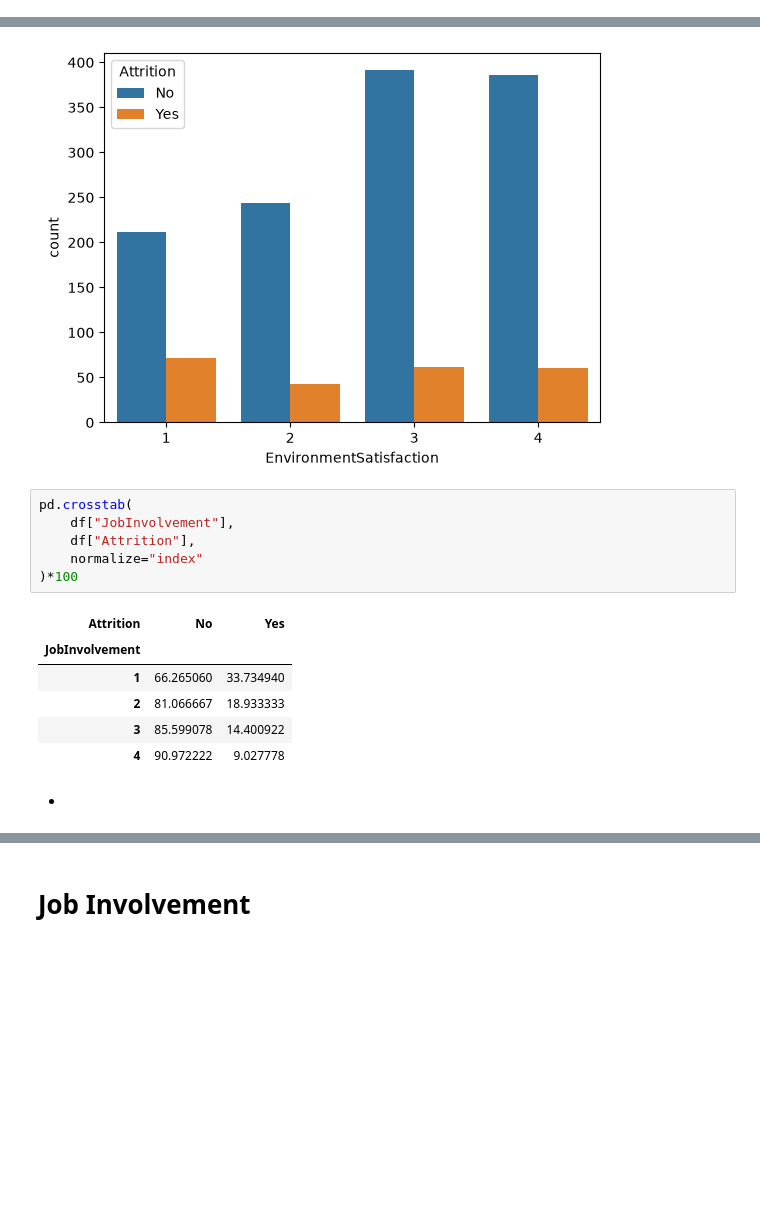
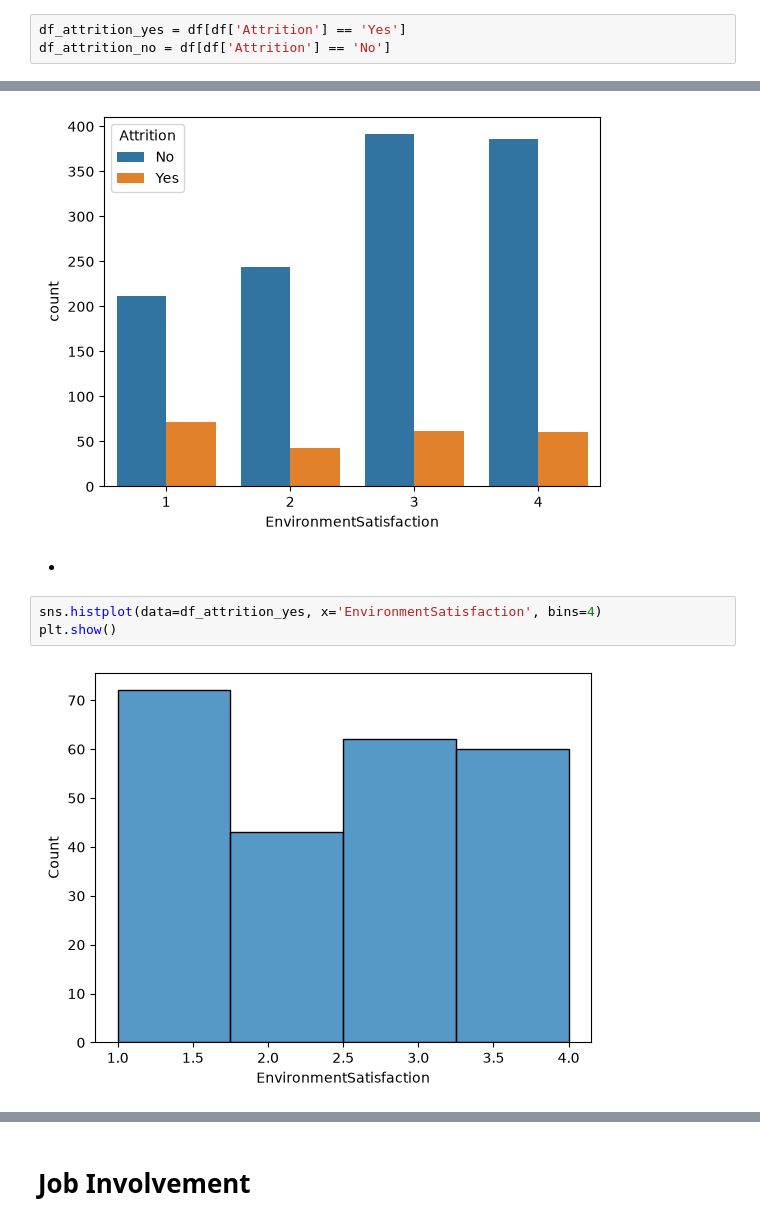
Before and after one commit to Adalab/proyecto-da-promo-67-modulo-3-team-3, a Jupyter notebook: proyecto.ipynb, the cells around one changed output, grey strips where cells are left out. Saved outputs shown, nothing was run; the diff lists cells and outputs as text; blank space fills up the shorter version.

```diff
--- a/proyecto.ipynb
+++ b/proyecto.ipynb
@@ -596,5 +658,8 @@ pd.crosstab(
 | 2 | 83.272727 | 16.727273 |
 | 3 | 83.644860 | 16.355140 |
 | 4 | 88.791209 | 11.208791 |
+# %%
+df_attrition_yes = df[df['Attrition'] == 'Yes']
+df_attrition_no = df[df['Attrition'] == 'No']
 # %%
 sns.countplot(
@@ -644,18 +732,10 @@ sns.countplot(
 # %% [output]
 <Axes: xlabel='EnvironmentSatisfaction', ylabel='count'>
 [figure]
-# %%
-pd.crosstab(
-    df["JobInvolvement"],
-    df["Attrition"],
-    normalize="index"
-)*100
-# %% [output]
-| Attrition | No | Yes |
-| JobInvolvement |  |  |
-| 1 | 66.265060 | 33.734940 |
-| 2 | 81.066667 | 18.933333 |
-| 3 | 85.599078 | 14.400922 |
-| 4 | 90.972222 | 9.027778 |
 # %% [markdown]
 -
+# %%
+sns.histplot(data=df_attrition_yes, x='EnvironmentSatisfaction', bins=4)
+plt.show()
+# %% [output]
+[figure, added]
```
Also changed, not shown: parts of 56 cells of this notebook, 2 other files.
